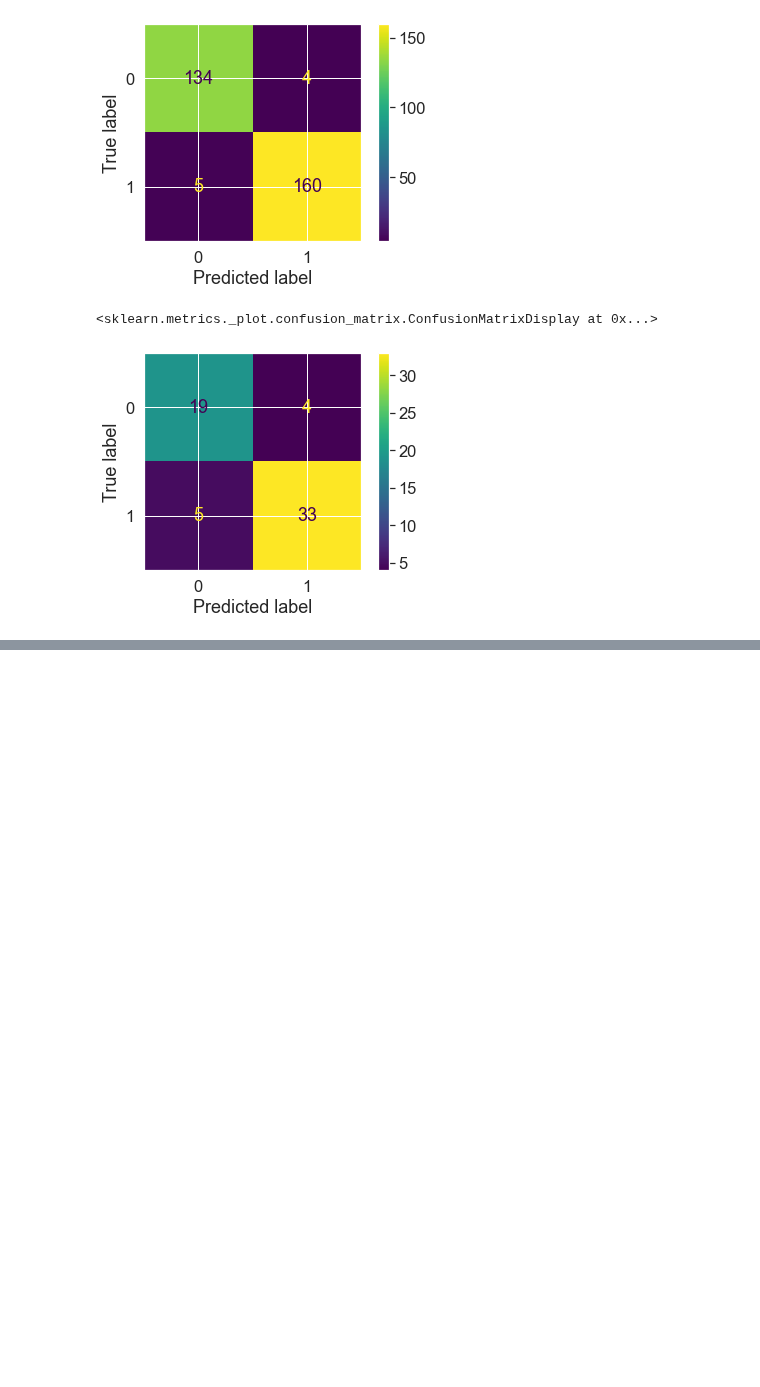
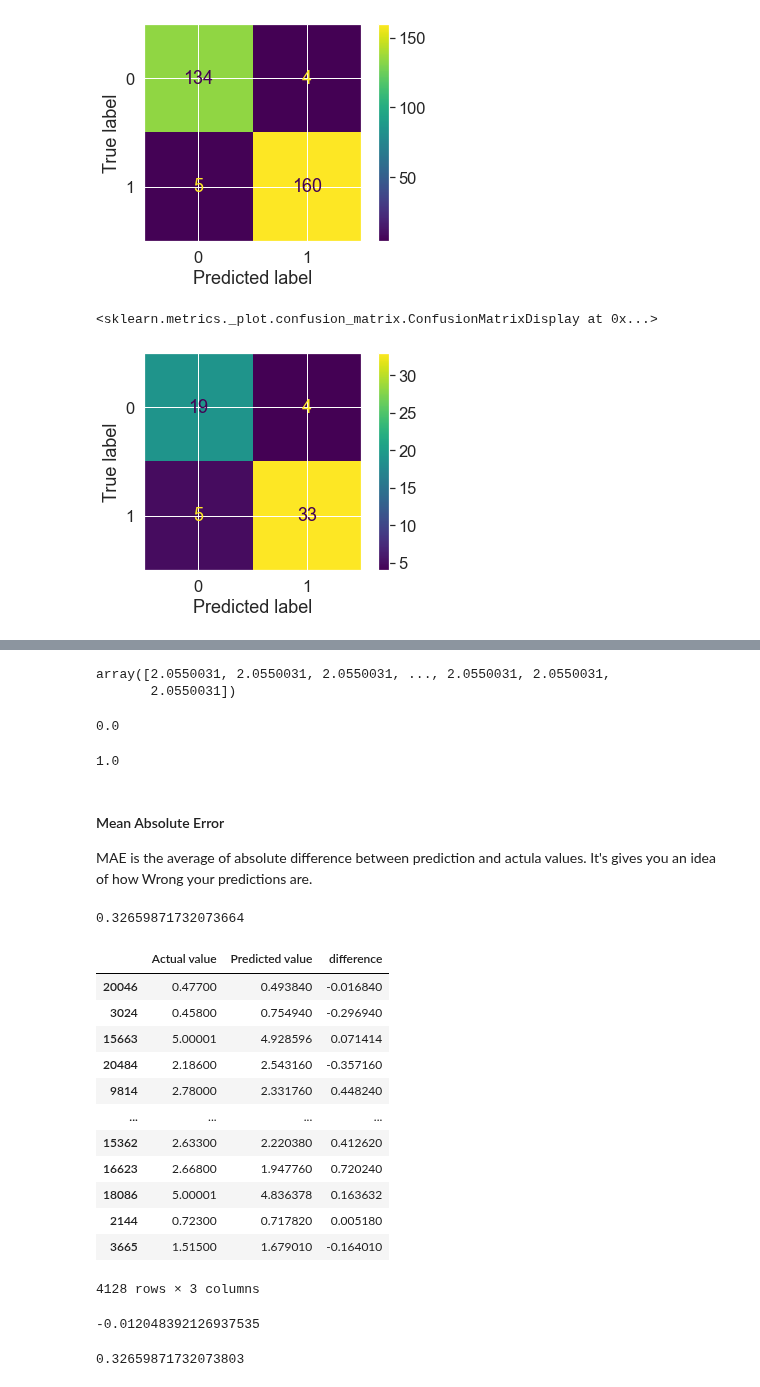
Before and after one commit to sheddyranking/Machine-Leanring-Data-Science-Bootcamp.-2022, a Jupyter notebook: Sci-kit-learn.ipynb, the cells around one changed output, grey strips where cells are left out. Saved outputs shown, nothing was run; the diff lists cells and outputs as text; code cells hidden in the pictures; blank space fills up the shorter version.

Commit message:
evaluating a regression metric using MAE

```diff
--- a/Sci-kit-learn.ipynb
+++ b/Sci-kit-learn.ipynb
@@ -1502,0 +1486,68 @@ r2_score(y_true=y_test,y_pred=y_test) #Perfect prediction
+# %%
+from sklearn.metrics import r2_score
+
+## fill in the array with y_test_mean()
+
+y_test_mean = np.full(len(y_test),y_test_mean)
+
+y_test_mean
+# %% [output]
+array([2.0550031, 2.0550031, 2.0550031, ..., 2.0550031, 2.0550031,
+       2.0550031])
+# %%
+r2_score(y_test,y_test_mean) #inperfect prediction (predicting the mean of the target)
+# %% [output]
+0.0
+# %%
+r2_score(y_true=y_test,y_pred=y_test) #Perfect prediction
+# %% [output]
+1.0
+# %% [markdown]
+#### Mean Absolute Error
+
+MAE is the average of absolute difference between prediction and actula values.
+It's gives you an idea of how Wrong your predictions are.
+# %%
+from sklearn.metrics import mean_absolute_error
+
+y_pred = model.predict(x_test)
+
+mae =mean_absolute_error(y_test,y_pred)
+mae
+# %% [output]
+0.32659871732073664
+# %%
+## let put the above field in a dataframe and find the mae again
+
+df = pd.DataFrame({"Actual value": y_test,
+             "Predicted value": y_pred})
+
+df["difference"] = df["Actual value"] - df["Predicted value"]
+
+df
+# %% [output]
+|  | Actual value | Predicted value | difference |
+| 20046 | 0.47700 | 0.493840 | -0.016840 |
+| 3024 | 0.45800 | 0.754940 | -0.296940 |
+| 15663 | 5.00001 | 4.928596 | 0.071414 |
+| 20484 | 2.18600 | 2.543160 | -0.357160 |
+| 9814 | 2.78000 | 2.331760 | 0.448240 |
+| ... | ... | ... | ... |
+| 15362 | 2.63300 | 2.220380 | 0.412620 |
+| 16623 | 2.66800 | 1.947760 | 0.720240 |
+| 18086 | 5.00001 | 4.836378 | 0.163632 |
+| 2144 | 0.72300 | 0.717820 | 0.005180 |
+| 3665 | 1.51500 | 1.679010 | -0.164010 |
+4128 rows × 3 columns
+# %%
+## this does not ingnore the Negative
+df["difference"].mean()
+# %% [output]
+-0.012048392126937535
+# %%
+## MAE ingnores the negative
+np.abs(df["difference"]).mean()
+
+## we still go the same value
+# %% [output]
+0.32659871732073803
```
Also changed, not shown: parts of 23 cells of this notebook.
